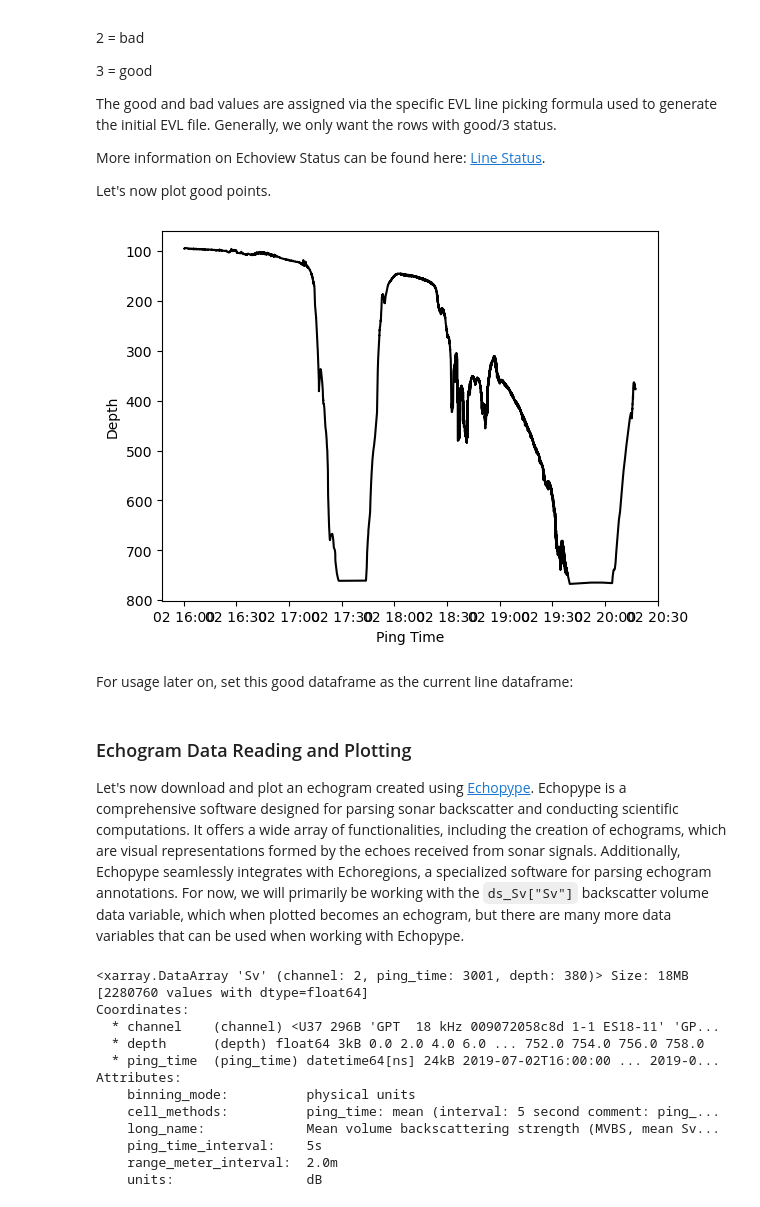
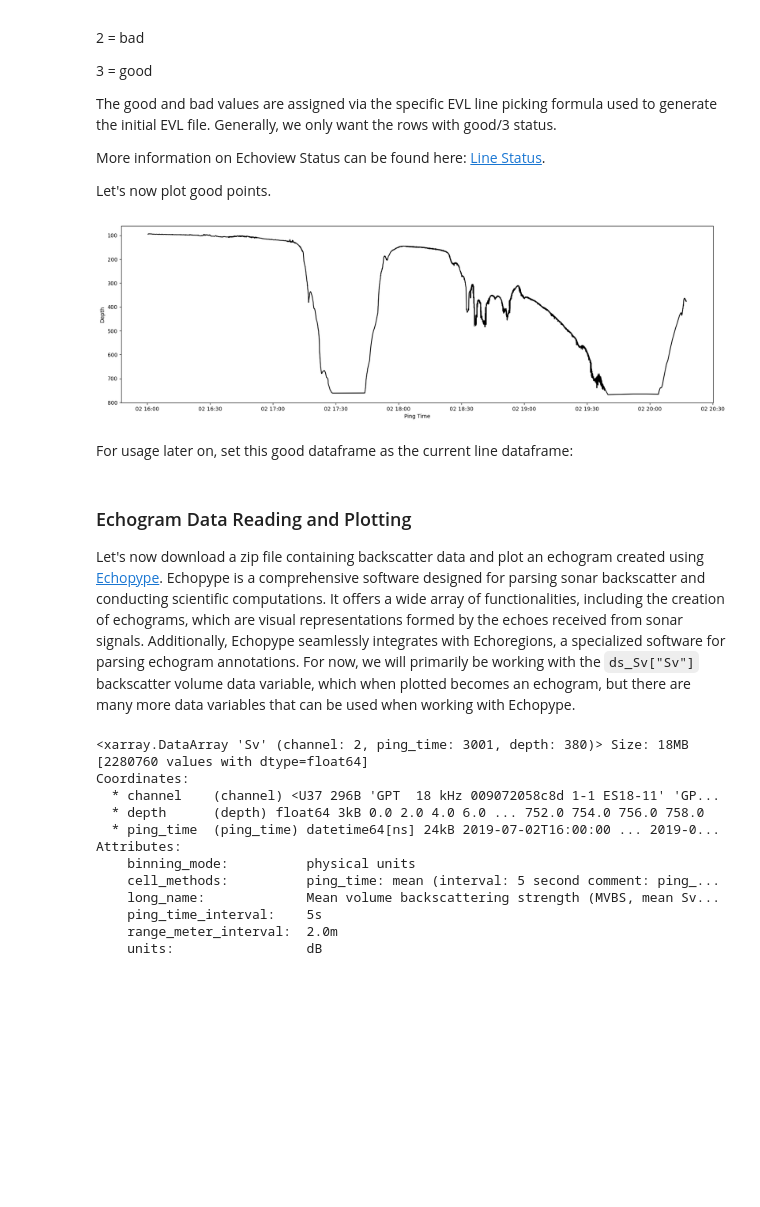
Before and after one commit to OSOceanAcoustics/echoregions, a Jupyter notebook: docs/source/Lines_functionality.ipynb, the cells around one changed output. Drawn from its saved outputs; the diff is of its cells as text; code cells hidden in the pictures; blank space fills up the shorter version.

```diff
--- a/docs/source/Lines_functionality.ipynb
+++ b/docs/source/Lines_functionality.ipynb
@@ -87,16 +70,17 @@ Let's now plot good points.
 # %%
 # Status 3 are good points so we select those
 good_lines_df = lines_df[lines_df['status'] == '3']
 good_bottom = good_lines_df[['time', 'depth']]
 
+plt.figure(figsize=(20, 6))
 plt.plot(good_bottom['time'], good_bottom['depth'], c='black')
 plt.xlabel('Ping Time')
 plt.ylabel('Depth')
 plt.gca().invert_yaxis()
 
 plt.show()
 # %% [output]
-[figure, old version]
+[figure, new version]
 # %% [markdown]
 For usage later on, set this good dataframe as the current line dataframe:
 # %%
@@ -104,7 +88,7 @@ lines.data = good_lines_df
 # %% [markdown]
 ### Echogram Data Reading and Plotting
 
-Let's now download and plot an echogram created using [Echopype](https://echopype.readthedocs.io/en/stable/). Echopype is a comprehensive software designed for parsing sonar backscatter and conducting scientific computations. It offers a wide array of functionalities, including the creation of echograms, which are visual representations formed by the echoes received from sonar signals. Additionally, Echopype seamlessly integrates with Echoregions, a specialized software for parsing echogram annotations. For now, we will primarily be working with the `ds_Sv["Sv"]` backscatter volume data variable, which when plotted becomes an echogram, but there are many more data variables that can be used when working with Echopype.
+Let's now download a zip file containing backscatter data and plot an echogram created using [Echopype](https://echopype.readthedocs.io/en/stable/). Echopype is a comprehensive software designed for parsing sonar backscatter and conducting scientific computations. It offers a wide array of functionalities, including the creation of echograms, which are visual representations formed by the echoes received from sonar signals. Additionally, Echopype seamlessly integrates with Echoregions, a specialized software for parsing echogram annotations. For now, we will primarily be working with the `ds_Sv["Sv"]` backscatter volume data variable, which when plotted becomes an echogram, but there are many more data variables that can be used when working with Echopype.
 # %%
 # Download example Echopype Sv Zarr File
 urllib.request.urlretrieve(f"{NOTEBOOK_DATA_PATH}/transect_notebook.zip","transect_notebook.zip")
```
Also changed, not shown: parts of 8 cells of this notebook, 4 other files.
